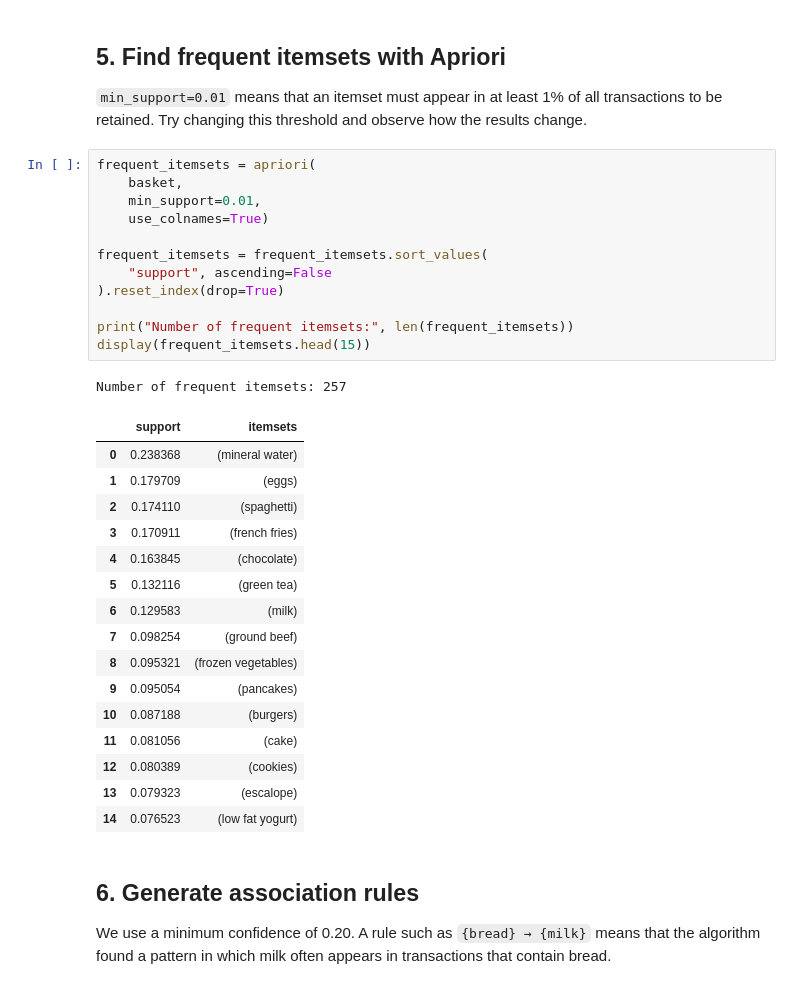
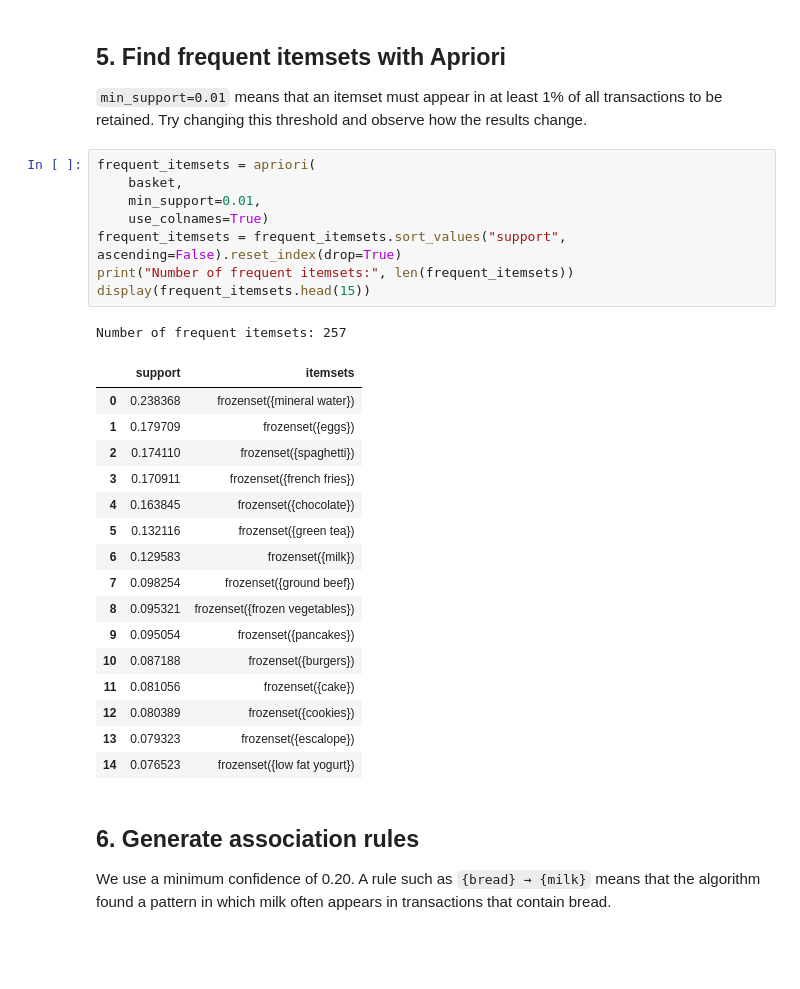
Before and after one commit to jalil-piran/AI, a Jupyter notebook: AI13_Association_Rule_Mining_Apriori.ipynb, the cells around one changed output. Cells and saved outputs as stored; diff of their text form; blank space fills up the shorter version.

```diff
--- a/AI13_Association_Rule_Mining_Apriori.ipynb
+++ b/AI13_Association_Rule_Mining_Apriori.ipynb
@@ -95,33 +110,29 @@ Dataset shape: (7501, 119)
 # %%
 frequent_itemsets = apriori(
     basket,
     min_support=0.01,
     use_colnames=True)
-
-frequent_itemsets = frequent_itemsets.sort_values(
-    "support", ascending=False
-).reset_index(drop=True)
-
+frequent_itemsets = frequent_itemsets.sort_values("support", ascending=False).reset_index(drop=True)
 print("Number of frequent itemsets:", len(frequent_itemsets))
 display(frequent_itemsets.head(15))
 # %% [output]
 Number of frequent itemsets: 257
 |  | support | itemsets |
-| 0 | 0.238368 | (mineral water) |
-| 1 | 0.179709 | (eggs) |
-| 2 | 0.174110 | (spaghetti) |
-| 3 | 0.170911 | (french fries) |
-| 4 | 0.163845 | (chocolate) |
-| 5 | 0.132116 | (green tea) |
-| 6 | 0.129583 | (milk) |
-| 7 | 0.098254 | (ground beef) |
-| 8 | 0.095321 | (frozen vegetables) |
-| 9 | 0.095054 | (pancakes) |
-| 10 | 0.087188 | (burgers) |
-| 11 | 0.081056 | (cake) |
-| 12 | 0.080389 | (cookies) |
-| 13 | 0.079323 | (escalope) |
-| 14 | 0.076523 | (low fat yogurt) |
+| 0 | 0.238368 | frozenset({mineral water}) |
+| 1 | 0.179709 | frozenset({eggs}) |
+| 2 | 0.174110 | frozenset({spaghetti}) |
+| 3 | 0.170911 | frozenset({french fries}) |
+| 4 | 0.163845 | frozenset({chocolate}) |
+| 5 | 0.132116 | frozenset({green tea}) |
+| 6 | 0.129583 | frozenset({milk}) |
+| 7 | 0.098254 | frozenset({ground beef}) |
+| 8 | 0.095321 | frozenset({frozen vegetables}) |
+| 9 | 0.095054 | frozenset({pancakes}) |
+| 10 | 0.087188 | frozenset({burgers}) |
+| 11 | 0.081056 | frozenset({cake}) |
+| 12 | 0.080389 | frozenset({cookies}) |
+| 13 | 0.079323 | frozenset({escalope}) |
+| 14 | 0.076523 | frozenset({low fat yogurt}) |
 # %% [markdown]
 ## 6. Generate association rules
 
```
Also changed, not shown: parts of 3 cells of this notebook.
